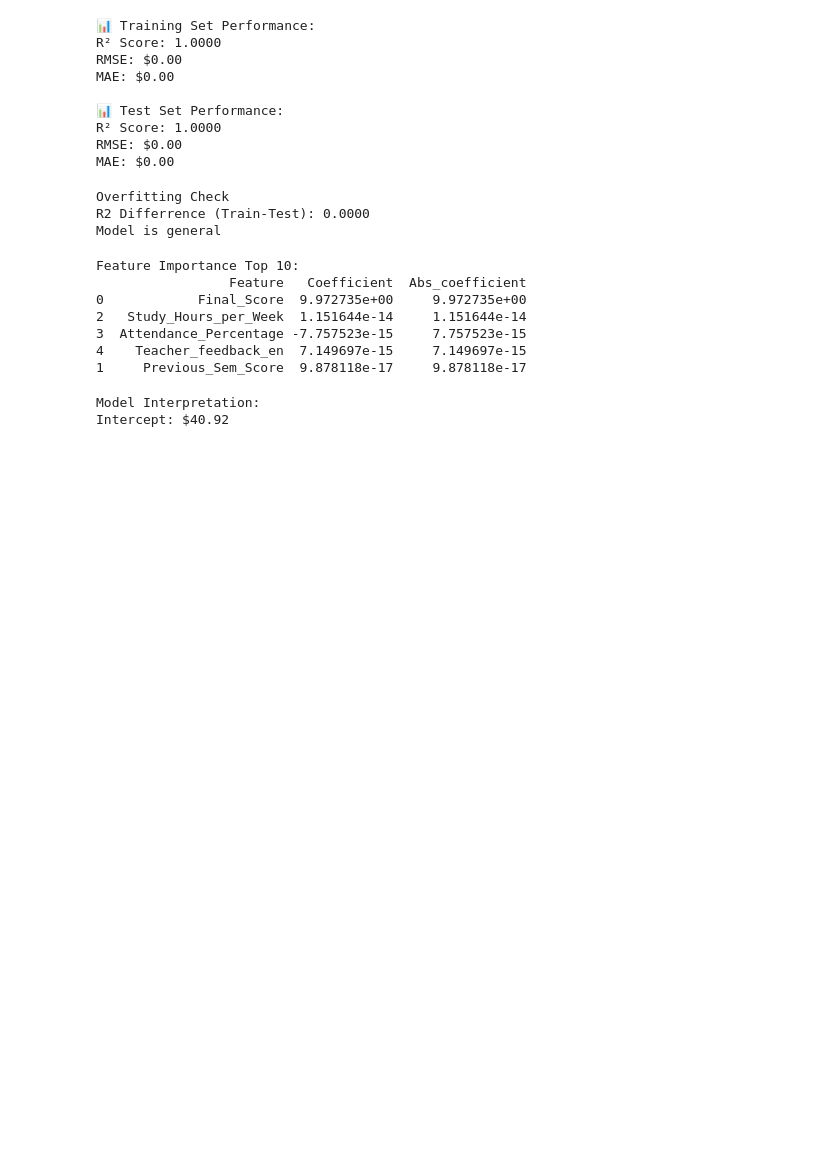
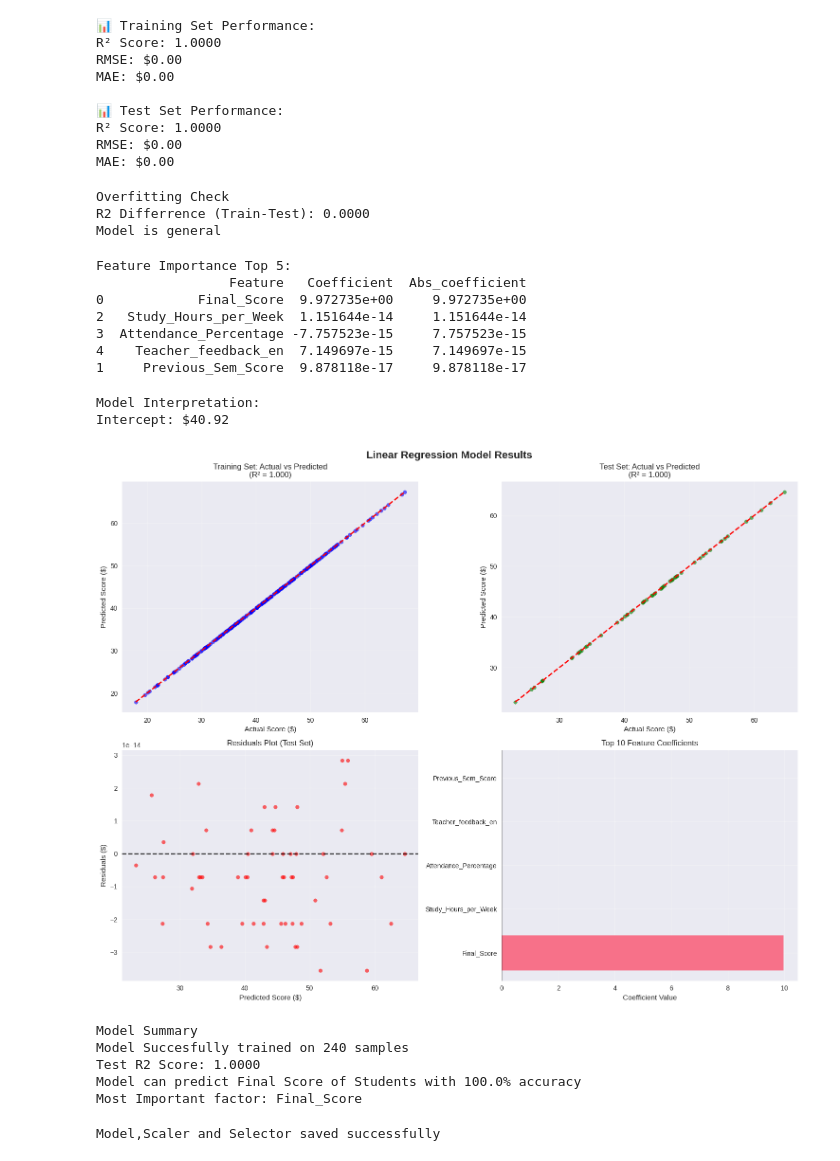
Before and after one commit to DharshanaGit/Data_Scientist, a Jupyter notebook: Tasks/Task_LinearReg.ipynb, the cells around one changed output. Saved outputs shown, nothing was run; the diff lists cells and outputs as text; code cells hidden in the pictures; blank space fills up the shorter version.

```diff
--- a/Tasks/Task_LinearReg.ipynb
+++ b/Tasks/Task_LinearReg.ipynb
@@ -16,5 +29,5 @@ sns.set_palette("husl")
 # %%
-df=pd.read_excel(r"/home/intellect/Documents/Data_Scientist/Task_students_performance_dataset.xlsx")
+df=pd.read_excel(r"/home/intellect/Documents/Data_Scientist/Datasets/Task_students_performance_dataset.xlsx")
 df.head(11)
 # %% [output]
 |  | Student_ID | Gender | Study_Hours_per_Week | Attendance_Percentage | Previous_Sem_Score | ... |
@@ -233,7 +246,7 @@ feature_importance=pd.DataFrame({
 print("\nFeature Importance Top 5:")
 print(feature_importance.head(10))
 # %% [output]
-Feature Importance Top 10:
+Feature Importance Top 5:
                  Feature   Coefficient  Abs_coefficient
 0            Final_Score  9.972735e+00     9.972735e+00
 2   Study_Hours_per_Week  1.151644e-14     1.151644e-14
@@ -247,4 +260,66 @@ print(f"Intercept: ${model.intercept_:.2f}")
 Model Interpretation:
 Intercept: $40.92
 # %%
-fig,axes=plt.subplots(2,2,)
+# Visualization of results
+fig, axes = plt.subplots(2, 2, figsize=(15, 12))
+fig.suptitle('Linear Regression Model Results', fontsize=16, fontweight='bold')
+
+# Actual vs Predicted (Training)
+axes[0, 0].scatter(y_train, y_pred_train, alpha=0.6, color='blue', s=30)
+axes[0, 0].plot([y_train.min(), y_train.max()], [y_train.min(), y_train.max()], 'r--', lw=2)
+axes[0, 0].set_xlabel('Actual Score ($)')
+axes[0, 0].set_ylabel('Predicted Score ($)')
+axes[0, 0].set_title(f'Training Set: Actual vs Predicted\n(R² = {train_metrics["R2"]:.3f})')
+axes[0, 0].grid(True, alpha=0.3)
+
+# Actual vs Predicted (Testing)
+axes[0, 1].scatter(y_test, y_pred_test, alpha=0.6, color='green', s=30)
+axes[0, 1].plot([y_test.min(), y_test.max()], [y_test.min(), y_test.max()], 'r--', lw=2)
+axes[0, 1].set_xlabel('Actual Score ($)')
+axes[0, 1].set_ylabel('Predicted Score ($)')
+axes[0, 1].set_title(f'Test Set: Actual vs Predicted\n(R² = {test_metrics["R2"]:.3f})')
+axes[0, 1].grid(True, alpha=0.3)
+
+# Residuals plot
+residuals_test = y_test - y_pred_test
+axes[1, 0].scatter(y_pred_test, residuals_test, alpha=0.6, color='red', s=30)
+axes[1, 0].axhline(y=0, color='black', linestyle='--', alpha=0.8)
+axes[1, 0].set_xlabel('Predicted Score ($)')
+axes[1, 0].set_ylabel('Residuals ($)')
+axes[1, 0].set_title('Residuals Plot (Test Set)')
+axes[1, 0].grid(True, alpha=0.3)
+
+# Feature importance
+top_features_plot = feature_importance.head(10)
+axes[1, 1].barh(range(len(top_features_plot)), top_features_plot['Coefficient'])
+axes[1, 1].set_yticks(range(len(top_features_plot)))
+axes[1, 1].set_yticklabels(top_features_plot['Feature'])
+axes[1, 1].set_xlabel('Coefficient Value')
+axes[1, 1].set_title('Top 10 Feature Coefficients')
+axes[1, 1].axvline(x=0, color='black', linestyle='-', alpha=0.3)
+axes[1, 1].grid(True, alpha=0.3)
+
+plt.tight_layout()
+plt.show()
+# %% [output]
+[figure, added]
+# %%
+print("Model Summary")
+print(f"Model Succesfully trained on {len(x_train)} samples")
+print(f"Test R2 Score: {test_metrics["R2"]:.4f}")
+print(f"Model can predict Final Score of Students with {test_metrics['R2']*100:.1f}% accuracy")
+print(f"Most Important factor: {feature_importance.iloc[0]['Feature']}")
+# %% [output]
+Model Summary
+Model Succesfully trained on 240 samples
+Test R2 Score: 1.0000
+Model can predict Final Score of Students with 100.0% accuracy
+Most Important factor: Final_Score
+# %%
+import joblib
+joblib.dump(model, 'Students_final_score.pkl')
+joblib.dump(scaler,'scaler.pkl')
+joblib.dump(selector,'feature_selector.pkl')
+print("Model,Scaler and Selector saved successfully")
+# %% [output]
+Model,Scaler and Selector saved successfully
```
Also changed, not shown: parts of 1 cell of this notebook, 5 other files.
